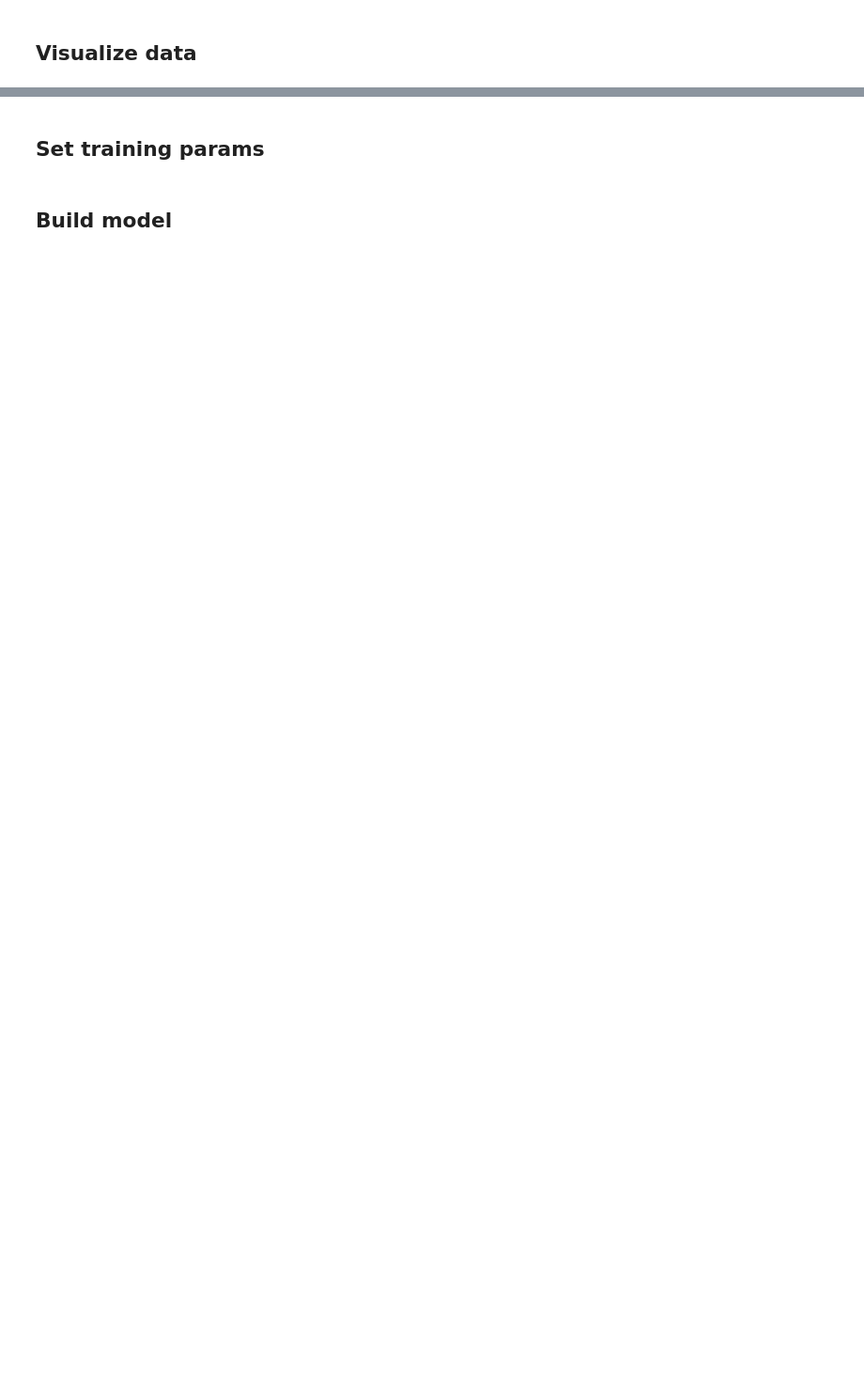
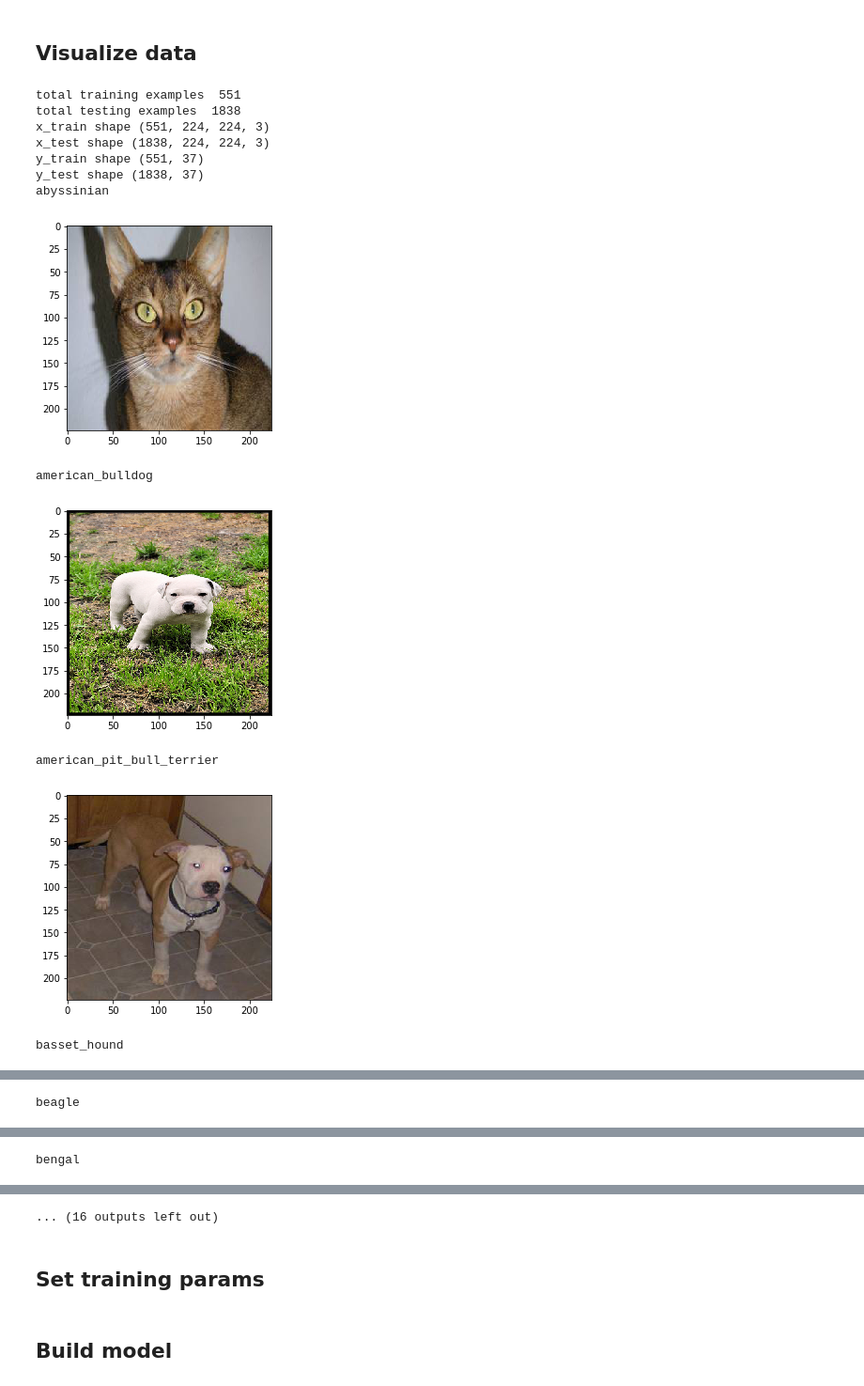
Before and after one commit to FelixCaae/RFBNet-Keras, a Jupyter notebook: pets_classification_keras.ipynb, the cells around one changed output, grey strips where cells are left out. Shown at 94% size. Saved outputs shown, nothing was run; the diff lists cells and outputs as text; code cells hidden in the pictures; blank space fills up the shorter version.

Commit message:
Add some test examples

```diff
--- a/pets_classification_keras.ipynb
+++ b/pets_classification_keras.ipynb
@@ -36,4 +52,4 @@ root='/home/cai/dataset/pets'
 # %%
 #Load 50% training data and 30% testing data
-(x_train,y_train),(x_test,y_test) = load_data(1,1,root=root)
+(x_train,y_train),(x_test,y_test) = load_data(0.1,1,root=root)
 print('done')
@@ -49,11 +59,32 @@ print('classes num',num_classes)
 # %% [markdown]
 ## Visualize data
 # %%
-batch_size = 16
 print('total training examples ',x_train.shape[0])
 print('total testing examples ',x_test.shape[0])
 print('x_train shape',x_train.shape)
 print('x_test shape',x_test.shape)
 print('y_train shape',y_train.shape)
 print('y_test shape',y_test.shape)
-show_data(x_train,y_train,[0,1,4],class_names)
+idx = []
+class_pos = 0
+for k,y in enumerate(y_train):
+    if class_pos == num_classes:
+        break
+    if y[class_pos] == 1:
+        idx.append(k)
+        class_pos += 1
+show_data(x_train,y_train,idx,class_names)
+# %% [output]
+total training examples  551
+total testing examples  1838
+x_train shape (551, 224, 224, 3)
+x_test shape (1838, 224, 224, 3)
+y_train shape (551, 37)
+y_test shape (1838, 37)
+abyssinian
+[figure, added]
+american_bulldog
+[figure, added]
+american_pit_bull_terrier
+[figure, added]
+basset_hound
@@ -59,0 +92 @@ show_data(x_train,y_train,[0,1,4],class_names)
+beagle
@@ -59,0 +94 @@ show_data(x_train,y_train,[0,1,4],class_names)
+bengal
@@ -60,3 +96,4 @@ show_data(x_train,y_train,[0,1,4],class_names)
+... (16 outputs left out)
 # %%
 def build_simple_densenet():
     'for training set size = 4 can achieve training accuracy 1 under [200epochs 2batch_size  mse sgd] '
```
Also changed, not shown: parts of 11 cells of this notebook, 20 other files.
